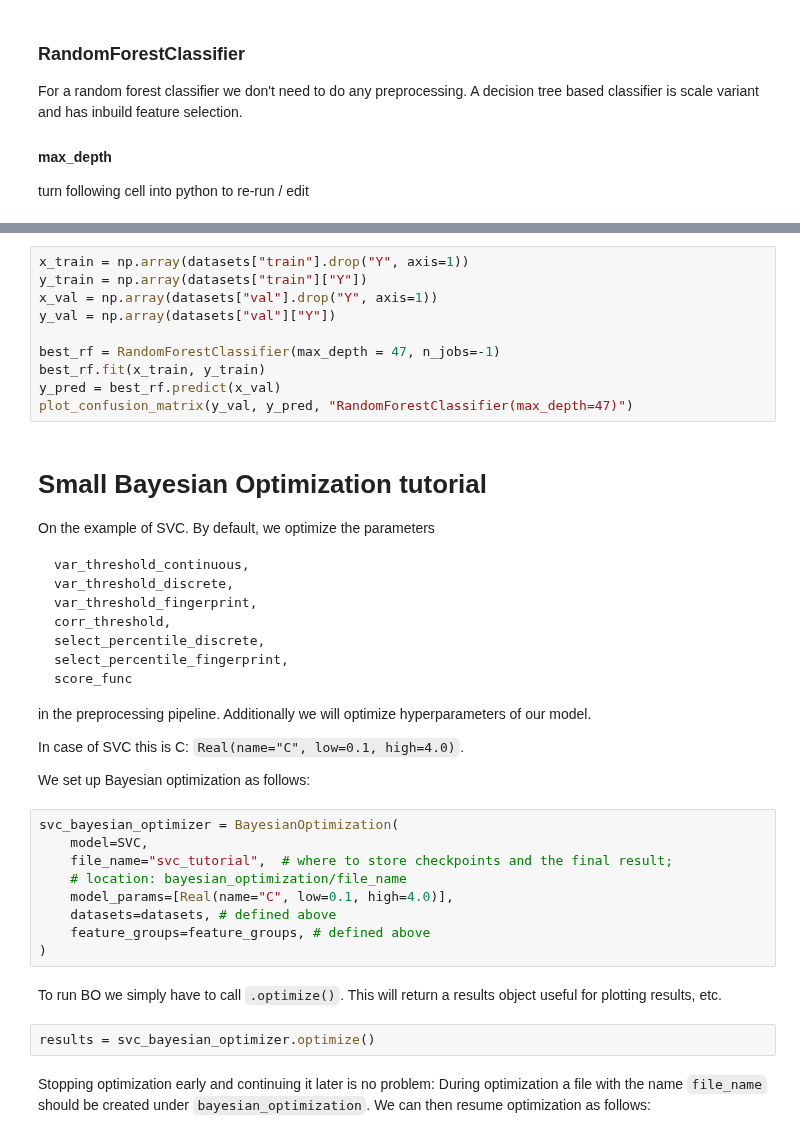
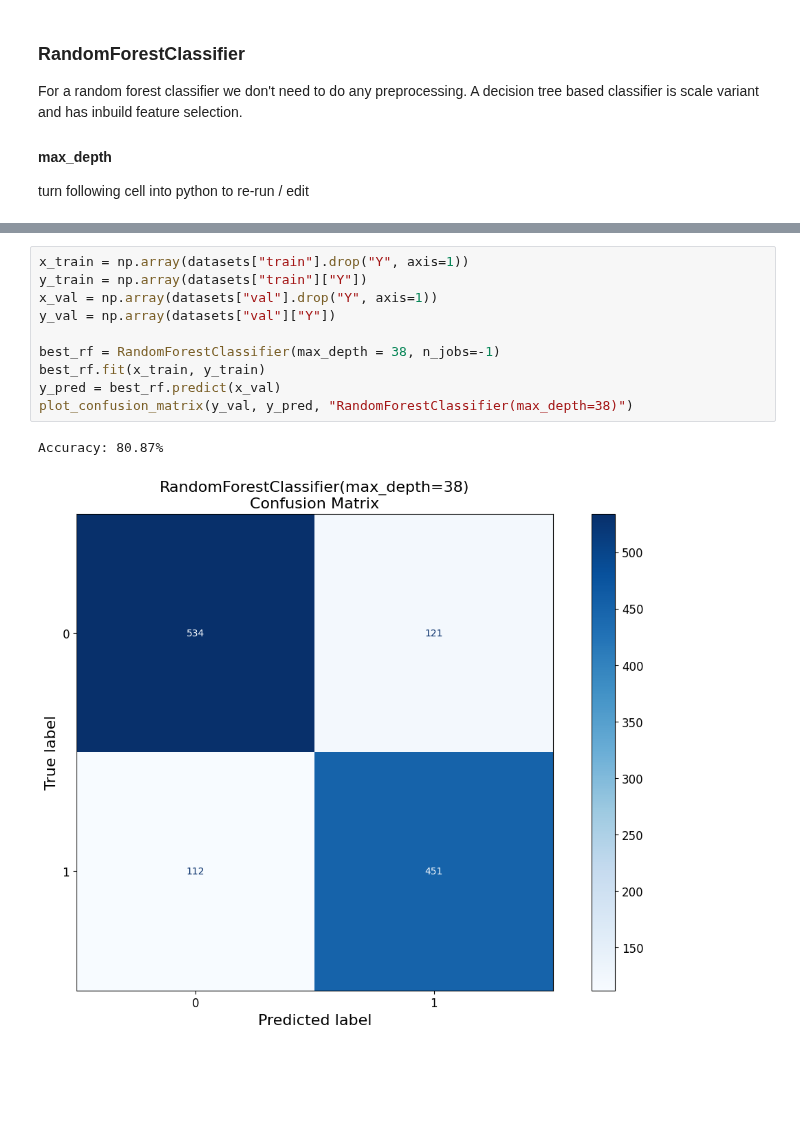
Before and after one commit to JonnaMat/CYP-inhibition, a Jupyter notebook: src/project.ipynb, the cells around one changed output, grey strips where cells are left out. Drawn from its saved outputs; the diff is of its cells as text; blank space fills up the shorter version.

````diff
--- a/src/project.ipynb
+++ b/src/project.ipynb
@@ -300,44 +453,13 @@ plot_parameter_metric(
 # %%
 x_train = np.array(datasets["train"].drop("Y", axis=1))
 y_train = np.array(datasets["train"]["Y"])
 x_val = np.array(datasets["val"].drop("Y", axis=1))
 y_val = np.array(datasets["val"]["Y"])
 
-best_rf = RandomForestClassifier(max_depth = 47, n_jobs=-1)
+best_rf = RandomForestClassifier(max_depth = 38, n_jobs=-1)
 best_rf.fit(x_train, y_train)
 y_pred = best_rf.predict(x_val)
-plot_confusion_matrix(y_val, y_pred, "RandomForestClassifier(max_depth=47)")
+plot_confusion_matrix(y_val, y_pred, "RandomForestClassifier(max_depth=38)")
+# %% [output]
+Accuracy: 80.87%
+[figure, added]
-# %% [markdown]
-# Small Bayesian Optimization tutorial
-
-On the example of SVC.
-By default, we optimize the parameters
-```
-var_threshold_continuous,
-var_threshold_discrete,
-var_threshold_fingerprint,
-corr_threshold,
-select_percentile_discrete,
-select_percentile_fingerprint,
-score_func
-```
-in the preprocessing pipeline. Additionally we will optimize hyperparameters of our model.
-
-In case of SVC this is C: ```Real(name="C", low=0.1, high=4.0)```.
-
-We set up Bayesian optimization as follows:
-# %%
-svc_bayesian_optimizer = BayesianOptimization(
-    model=SVC,
-    file_name="svc_tutorial",  # where to store checkpoints and the final result;
-    # location: bayesian_optimization/file_name
-    model_params=[Real(name="C", low=0.1, high=4.0)],
-    datasets=datasets, # defined above
-    feature_groups=feature_groups, # defined above
-)
-# %% [markdown]
-To run BO we simply have to call ```.optimize()```. This will return a results object useful for plotting results, etc.
-# %%
-results = svc_bayesian_optimizer.optimize()
-# %% [markdown]
-Stopping optimization early and continuing it later is no problem: During optimization a file with the name ```file_name``` should be created under ```bayesian_optimization```. We  can then resume optimization as follows:
````
Also changed, not shown: parts of 31 cells of this notebook, 3 other files.
